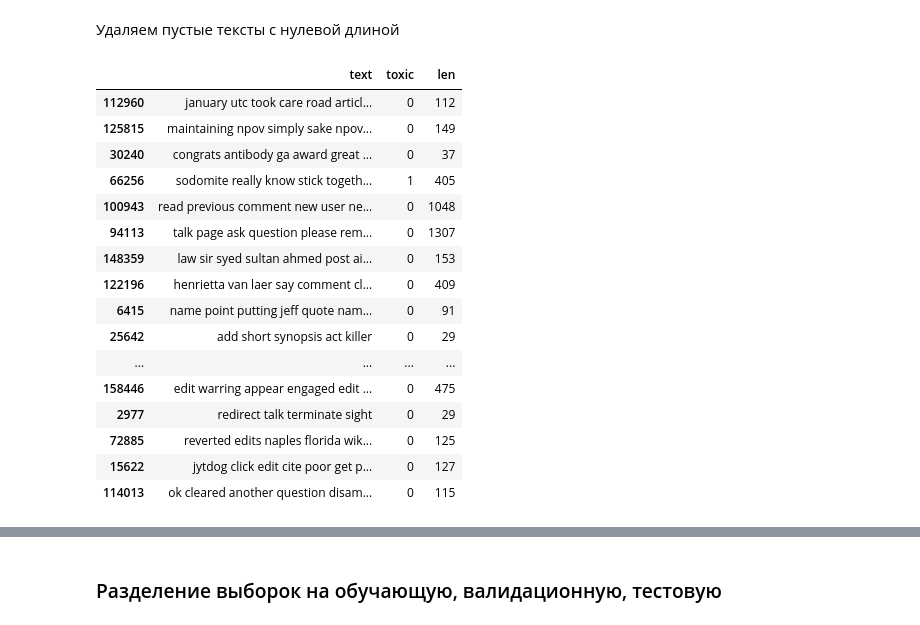
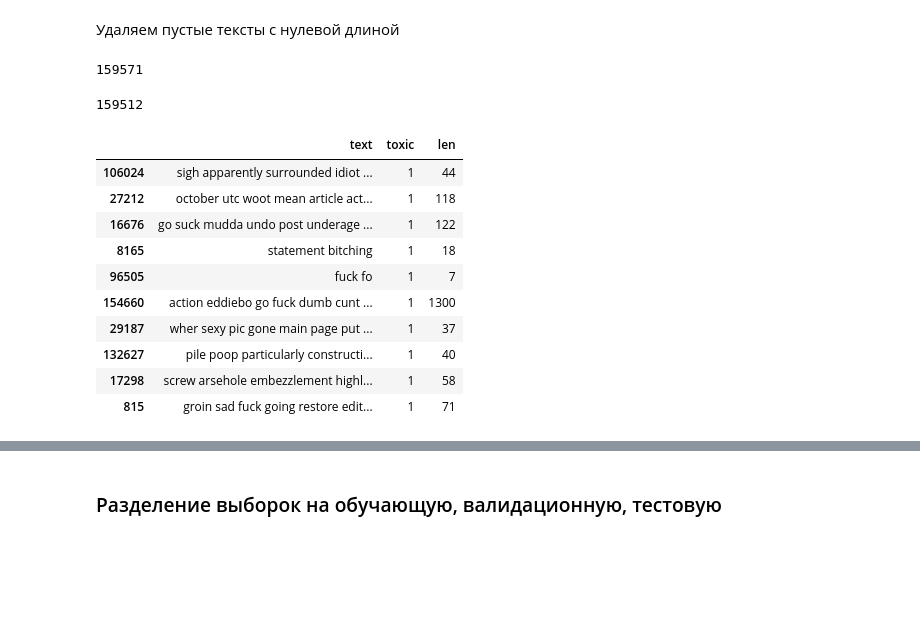
Before and after one commit to veselov-evgeny/ds_projects, a Jupyter notebook: Выявление токсичных комментариев/toxic_comments.ipynb, the cells around one changed output, grey strips where cells are left out. Drawn from its saved outputs; the diff is of its cells as text; code cells hidden in the pictures; blank space fills up the shorter version.

```diff
--- a/Выявление токсичных комментариев/toxic_comments.ipynb
+++ b/Выявление токсичных комментариев/toxic_comments.ipynb
@@ -229,25 +195,27 @@ df['len'].hist(bins=100)
 [figure]
 # %% [markdown]
 Удаляем пустые тексты с нулевой длиной
+# %%
+len(df)
+# %% [output]
+159571
 # %%
 df = df[df['len']>0]
+# %%
+len(df)
+# %% [output]
+159512
 # %%
-df.sample(50, random_state=42)
+df[df['toxic']==1].sample(10, random_state=42)
 # %% [output]
 |  | text | toxic | len |
-| 112960 | january utc took care road articl... | 0 | 112 |
-| 125815 | maintaining npov simply sake npov... | 0 | 149 |
-| 30240 | congrats antibody ga award great ... | 0 | 37 |
-| 66256 | sodomite really know stick togeth... | 1 | 405 |
-| 100943 | read previous comment new user ne... | 0 | 1048 |
-| 94113 | talk page ask question please rem... | 0 | 1307 |
-| 148359 | law sir syed sultan ahmed post ai... | 0 | 153 |
-| 122196 | henrietta van laer say comment cl... | 0 | 409 |
-| 6415 | name point putting jeff quote nam... | 0 | 91 |
-| 25642 | add short synopsis act killer | 0 | 29 |
-| ... | ... | ... | ... |
-| 158446 | edit warring appear engaged edit ... | 0 | 475 |
-| 2977 | redirect talk terminate sight | 0 | 29 |
-| 72885 | reverted edits naples florida wik... | 0 | 125 |
-| 15622 | jytdog click edit cite poor get p... | 0 | 127 |
-| 114013 | ok cleared another question disam... | 0 | 115 |
+| 106024 | sigh apparently surrounded idiot ... | 1 | 44 |
+| 27212 | october utc woot mean article act... | 1 | 118 |
+| 16676 | go suck mudda undo post underage ... | 1 | 122 |
+| 8165 | statement bitching | 1 | 18 |
+| 96505 | fuck fo | 1 | 7 |
+| 154660 | action eddiebo go fuck dumb cunt ... | 1 | 1300 |
+| 29187 | wher sexy pic gone main page put ... | 1 | 37 |
+| 132627 | pile poop particularly constructi... | 1 | 40 |
+| 17298 | screw arsehole embezzlement highl... | 1 | 58 |
+| 815 | groin sad fuck going restore edit... | 1 | 71 |
```
Also changed, not shown: parts of 10 cells of this notebook.
